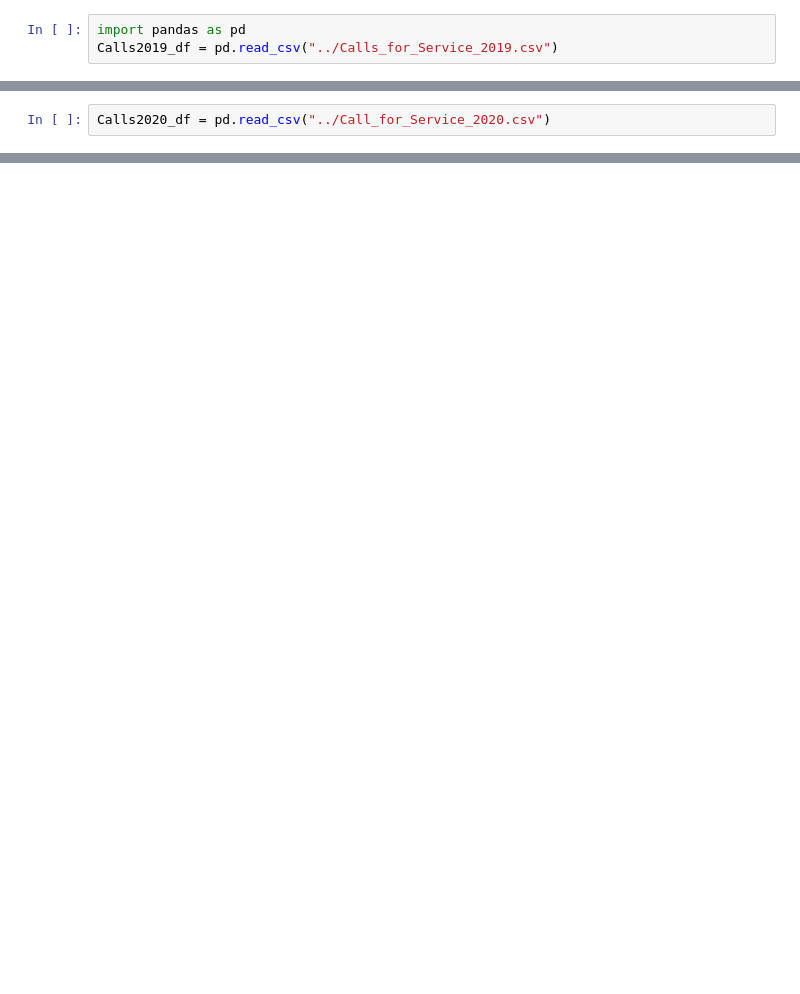
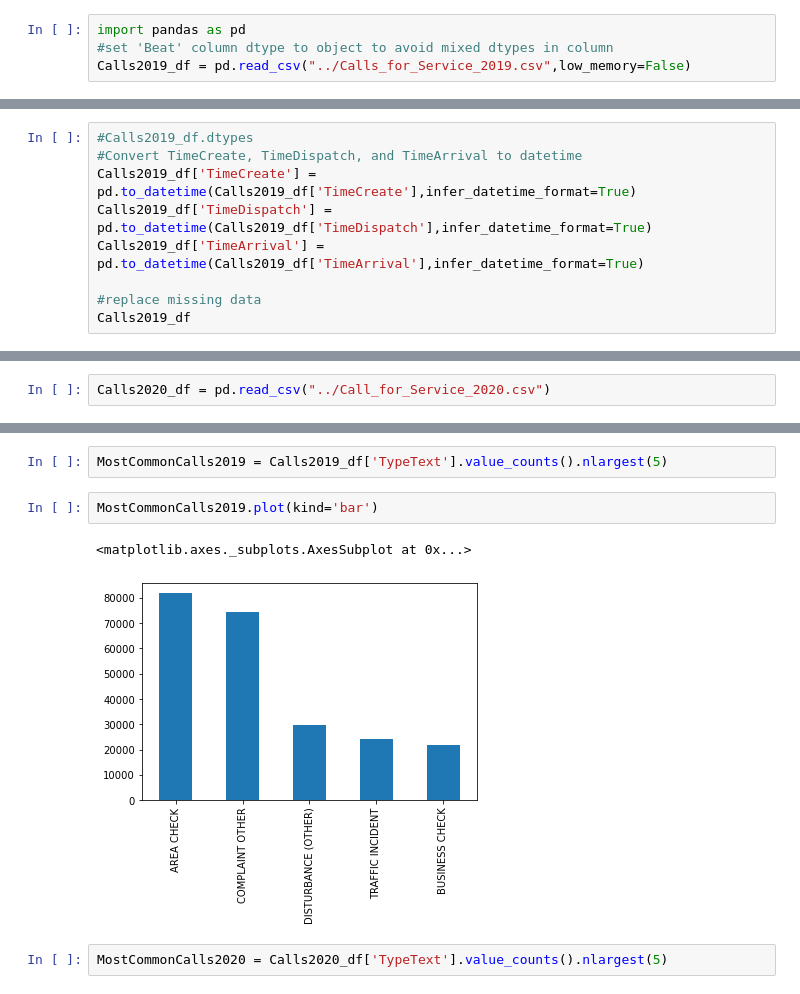
Before and after one commit to srprinz/CMPS3160_Final, a Jupyter notebook: _webpage/index.ipynb, the cells around one changed output, grey strips where cells are left out. Drawn from its saved outputs; the diff is of its cells as text; blank space fills up the shorter version.

Commit message:
added some graphs

```diff
--- a/_webpage/index.ipynb
+++ b/_webpage/index.ipynb
@@ -5,3 +19,4 @@ https://github.com/srprinz/CMPS3610
 # %%
 import pandas as pd
-Calls2019_df = pd.read_csv("../Calls_for_Service_2019.csv")
+#set 'Beat' column dtype to object to avoid mixed dtypes in column
+Calls2019_df = pd.read_csv("../Calls_for_Service_2019.csv",low_memory=False)
@@ -17,0 +31,9 @@ Calls2019_df.head()
+# %%
+#Calls2019_df.dtypes
+#Convert TimeCreate, TimeDispatch, and TimeArrival to datetime
+Calls2019_df['TimeCreate'] = pd.to_datetime(Calls2019_df['TimeCreate'],infer_datetime_format=True)
+Calls2019_df['TimeDispatch'] = pd.to_datetime(Calls2019_df['TimeDispatch'],infer_datetime_format=True)
+Calls2019_df['TimeArrival'] = pd.to_datetime(Calls2019_df['TimeArrival'],infer_datetime_format=True)
+
+#replace missing data
+Calls2019_df
@@ -29,0 +151,9 @@ Calls2020_df.head()
+# %%
+MostCommonCalls2019 = Calls2019_df['TypeText'].value_counts().nlargest(5)
+# %%
+MostCommonCalls2019.plot(kind='bar')
+# %% [output]
+<matplotlib.axes._subplots.AxesSubplot at 0x...>
+[figure, added]
+# %%
+MostCommonCalls2020 = Calls2020_df['TypeText'].value_counts().nlargest(5)
```
Also changed, not shown: parts of 23 cells of this notebook, 1 other file.
